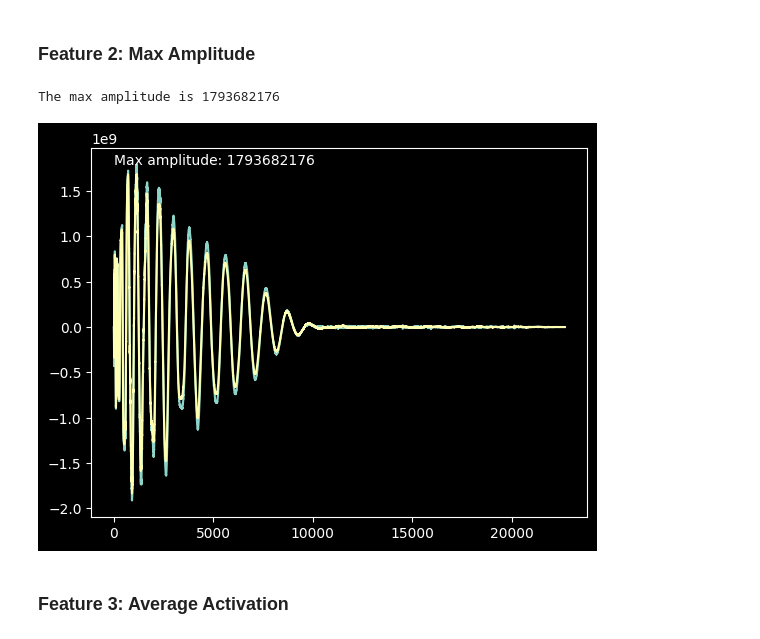
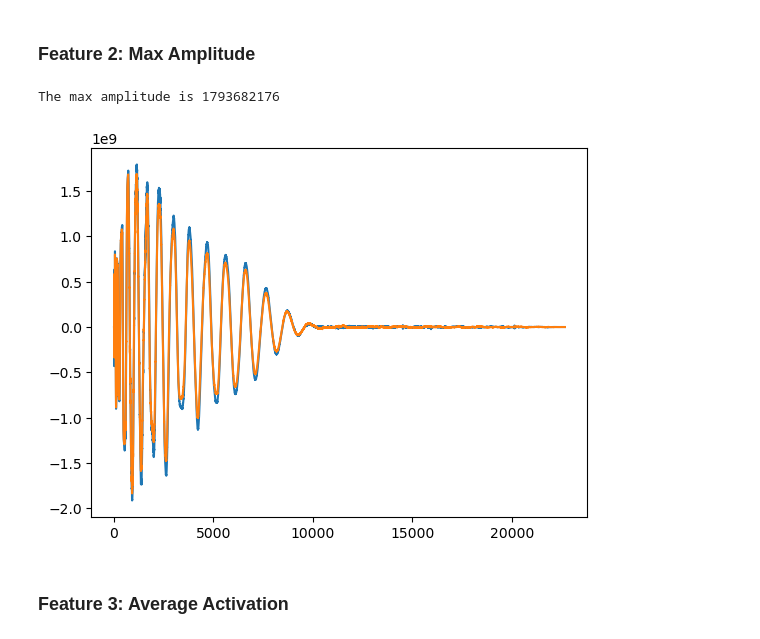
Before and after one commit to dsci445-csu/project-6, a Jupyter notebook: read_data.ipynb, the cells around one changed output. Cells and saved outputs as stored; diff of their text form; code cells hidden in the pictures.

Commit message:
Add files via upload
Updated notebook data-processing, analysis, and plots.

```diff
--- a/read_data.ipynb
+++ b/read_data.ipynb
@@ -4 +5,13 @@ Simplify the data into fundamental features
+# %%
+# imports and settings
+
+# !pip install crepe
+import matplotlib.pyplot as plt
+import crepe
+import time as t
+from scipy.io import wavfile
+import numpy as np
+
+# Set the default style to light mode
+plt.style.use('default')
 # %% [markdown]
@@ -31,24 +68,24 @@ The core frequency is 43.06632351827611 Hz
 # %% [markdown]
 ### Feature 2: Max Amplitude
+# %%
+def get_max_amplitude(file_path):
+    sr, audio = wavfile.read(file_path)
+    return np.max(audio), audio
 # %%
-import numpy as np
-from scipy.io import wavfile
+# Example
+max_amplitude, audio = get_max_amplitude('SortedSamples/kicks/ah_kick_gust.wav')
 
-def get_max_amplitude(file_path):
-    sr, audio = wavfile.read(file_path)
-    print(f'The max amplitude is {np.max(audio)}')
-    return np.max(audio)
-
-get_max_amplitude('SortedSamples/kicks/ah_kick_gust.wav')
+print(f'The max amplitude is {max_amplitude}')
 
 # plot the amplitude
 plt.plot(audio)
+
 # show the max amplitude on the plot
-plt.text(0, np.max(audio), f'Max amplitude: {np.max(audio)}')
+# plt.text(0, max_amplitude, f'Max amplitude: {max_amplitude}')
 plt.show()
 # %% [output]
 The max amplitude is 1793682176
-[figure, old version]
+[figure, new version]
 # %% [markdown]
 ### Feature 3: Average Activation
 # %%
```
Also changed, not shown: parts of 26 cells of this notebook.
